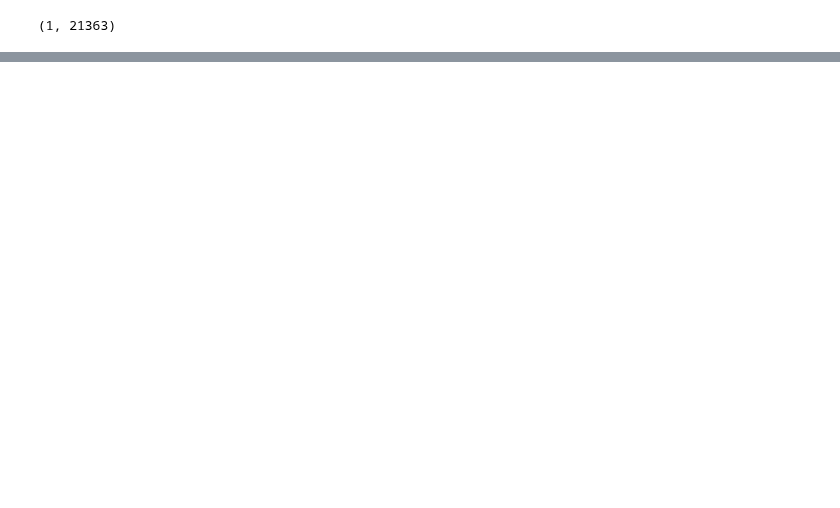
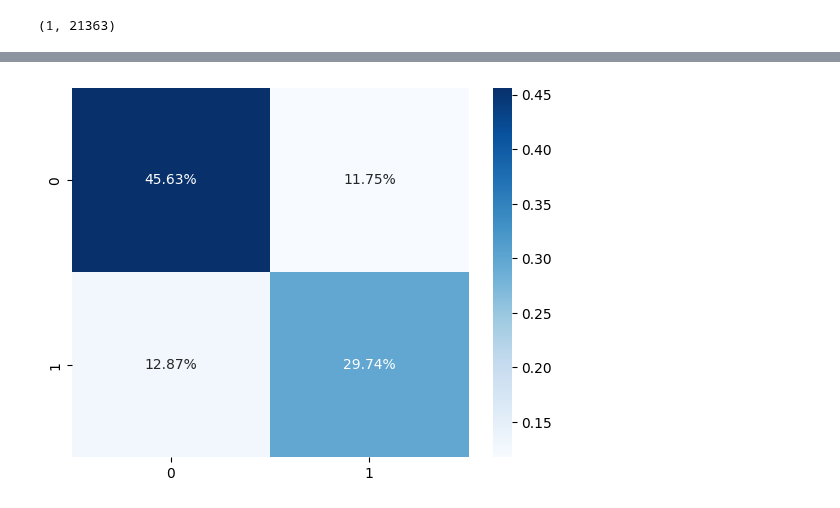
Before and after one commit to johnsonhk88/Kaggle-Natural-Language-Processing-with-Disaster-Tweets, a Jupyter notebook: src/nlp-with-disaster-tweets-mlp.ipynb, the cells around one changed output, grey strips where cells are left out. Saved outputs shown, nothing was run; the diff lists cells and outputs as text; code cells hidden in the pictures; blank space fills up the shorter version.

```diff
--- a/src/nlp-with-disaster-tweets-mlp.ipynb
+++ b/src/nlp-with-disaster-tweets-mlp.ipynb
@@ -232,0 +305,3 @@ trainTfid[0].toarray().shape
+# %%
+mlp = MLPClassifier(hidden_layer_sizes=(256,128,64,32),activation="relu", verbose=1)
+mlp
@@ -232,0 +310,5 @@ trainTfid[0].toarray().shape
+# %%
+%%time
+start= time.time()
+mlp.fit(X_train, y_train)
+print(f"Train Time: {time.time() - start} seconds")
@@ -232,0 +335,3 @@ trainTfid[0].toarray().shape
+# %%
+mlpPredict = mlp.predict(X_test)
+mlpPredict
@@ -232,0 +345,3 @@ trainTfid[0].toarray().shape
+# %%
+mlpcm = confusion_matrix(y_test, mlpPredict)
+mlpcm
@@ -232,0 +358,5 @@ trainTfid[0].toarray().shape
+# %%
+import seaborn as sns
+sns.heatmap(mlpcm/np.sum(mlpcm),annot=True, fmt='.2%', cmap='Blues');
+# %% [output]
+[figure, added]
```
Also changed, not shown: parts of 30 cells of this notebook, 1 other file.
